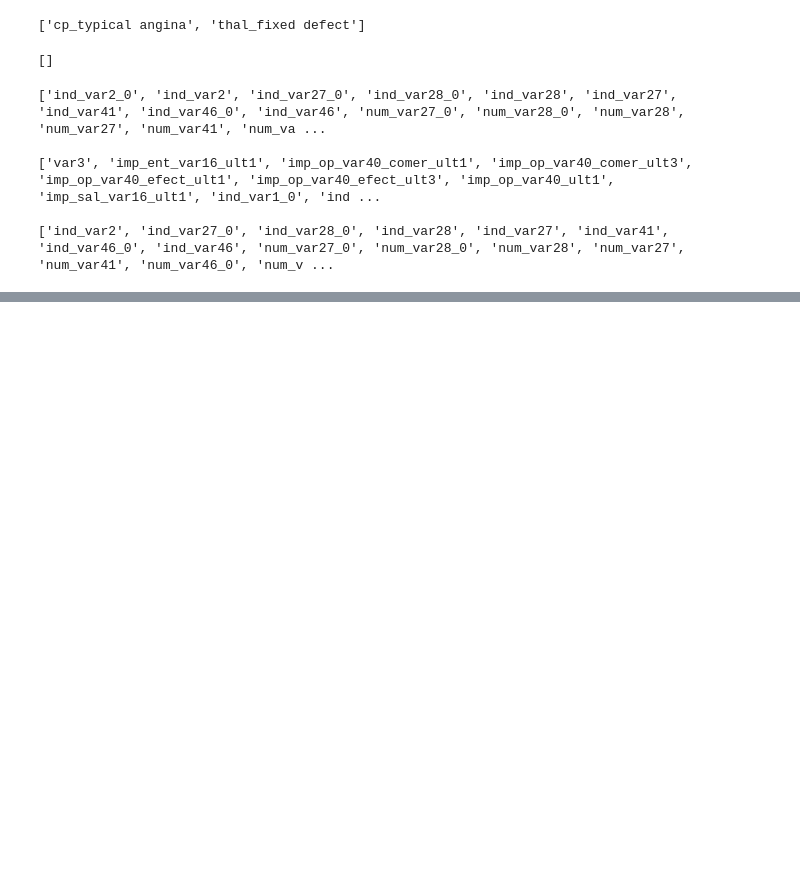
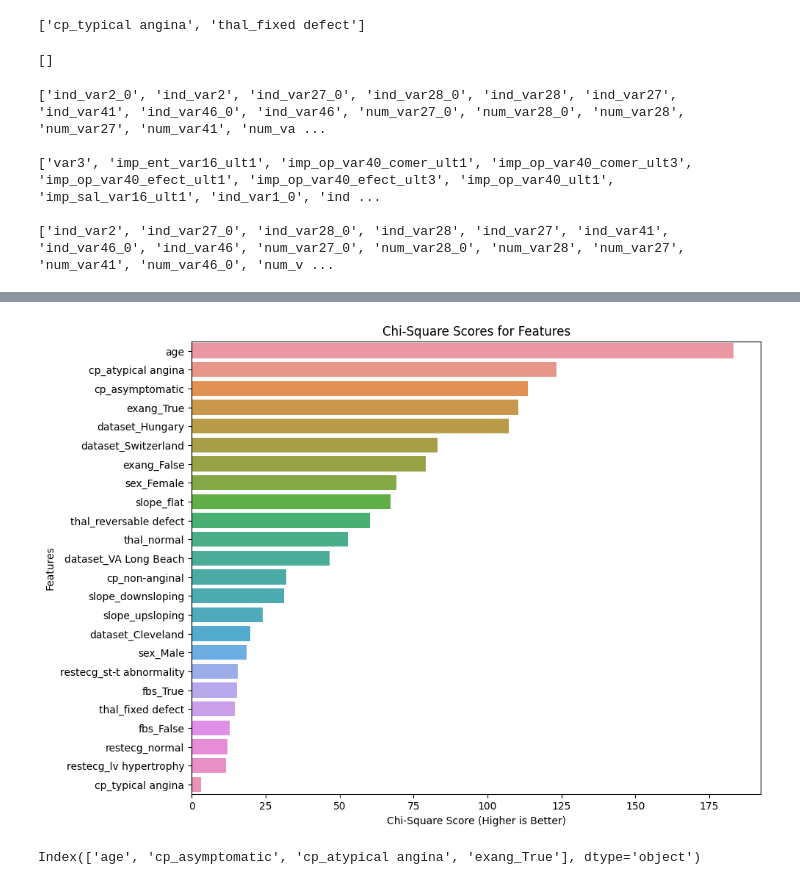
Before and after one commit to Seshmanuvarthi/ml-journey-2025, a Jupyter notebook: ml-internal-practise.ipynb, the cells around one changed output, grey strips where cells are left out. Cells and saved outputs as stored; diff of their text form; code cells hidden in the pictures; blank space fills up the shorter version.

```diff
--- a/ml-internal-practise.ipynb
+++ b/ml-internal-practise.ipynb
@@ -250,0 +281,36 @@ plt.show()
+# %%
+import pandas as pd
+import matplotlib.pyplot as plt
+import seaborn as sns
+from sklearn.feature_selection import chi2
+from sklearn.feature_selection import SelectKBest
+
+# Assuming 'X' contains only non-negative features and 'y' is your target Series
+
+# 1. Calculate Chi-square scores
+# chi2 returns the scores and their corresponding p-values
+chi_scores, p_values = chi2(X, y)
+
+# 2. Create a pandas Series for easy plotting
+chi_scores_series = pd.Series(chi_scores, name="Chi-Square Scores", index=X.columns)
+
+# 3. Sort the scores in descending order
+chi_scores_series = chi_scores_series.sort_values(ascending=False)
+
+# 4. Plot the scores as a bar chart
+plt.figure(figsize=(10, 8)) # Adjust size as needed
+sns.barplot(x=chi_scores_series, y=chi_scores_series.index)
+plt.title("Chi-Square Scores for Features")
+plt.xlabel("Chi-Square Score (Higher is Better)")
+plt.ylabel("Features")
+plt.show()
+
+selector=SelectKBest(chi2,k=4)
+selector.fit(X_train,y_train)
+
+selected_features=X_train.columns[selector.get_support()]
+
+print(selected_features)
+# %% [output]
+[figure, added]
+Index(['age', 'cp_asymptomatic', 'cp_atypical angina', 'exang_True'], dtype='object')
```
Also changed, not shown: parts of 3 cells of this notebook.
